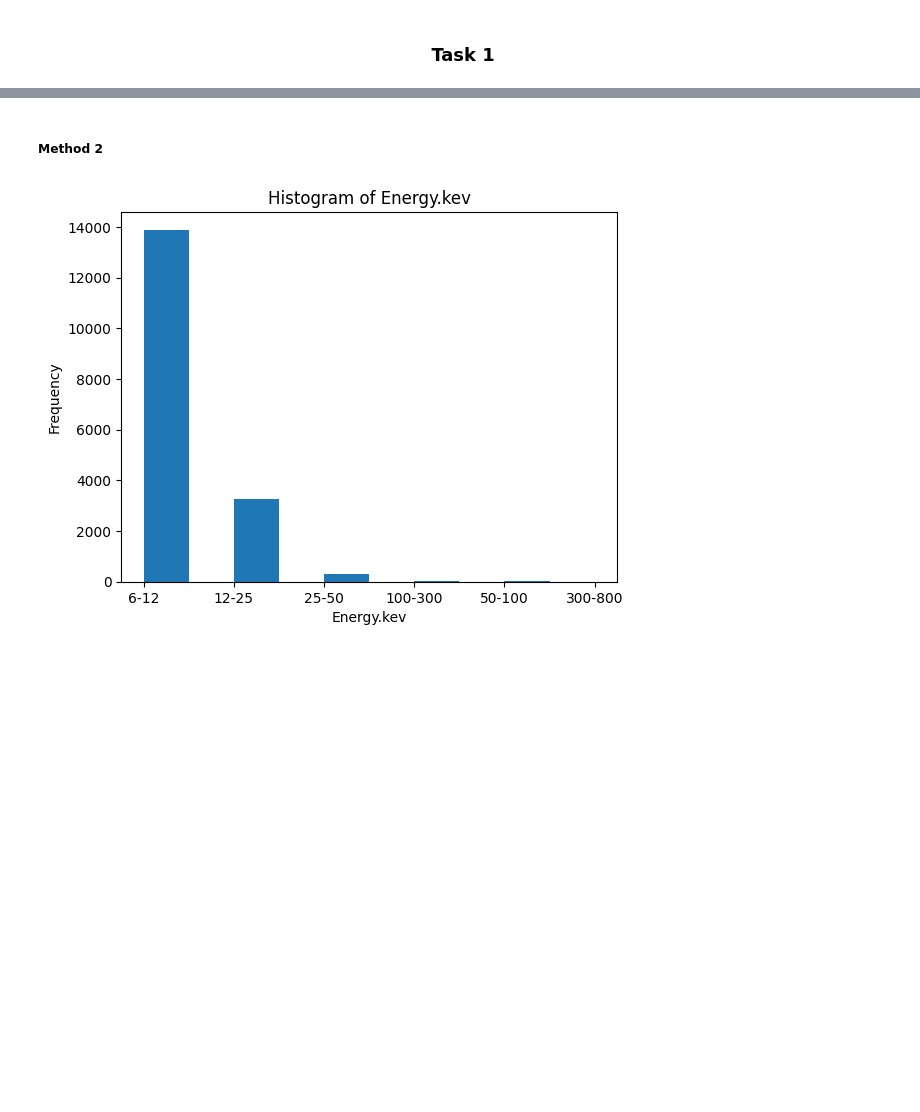
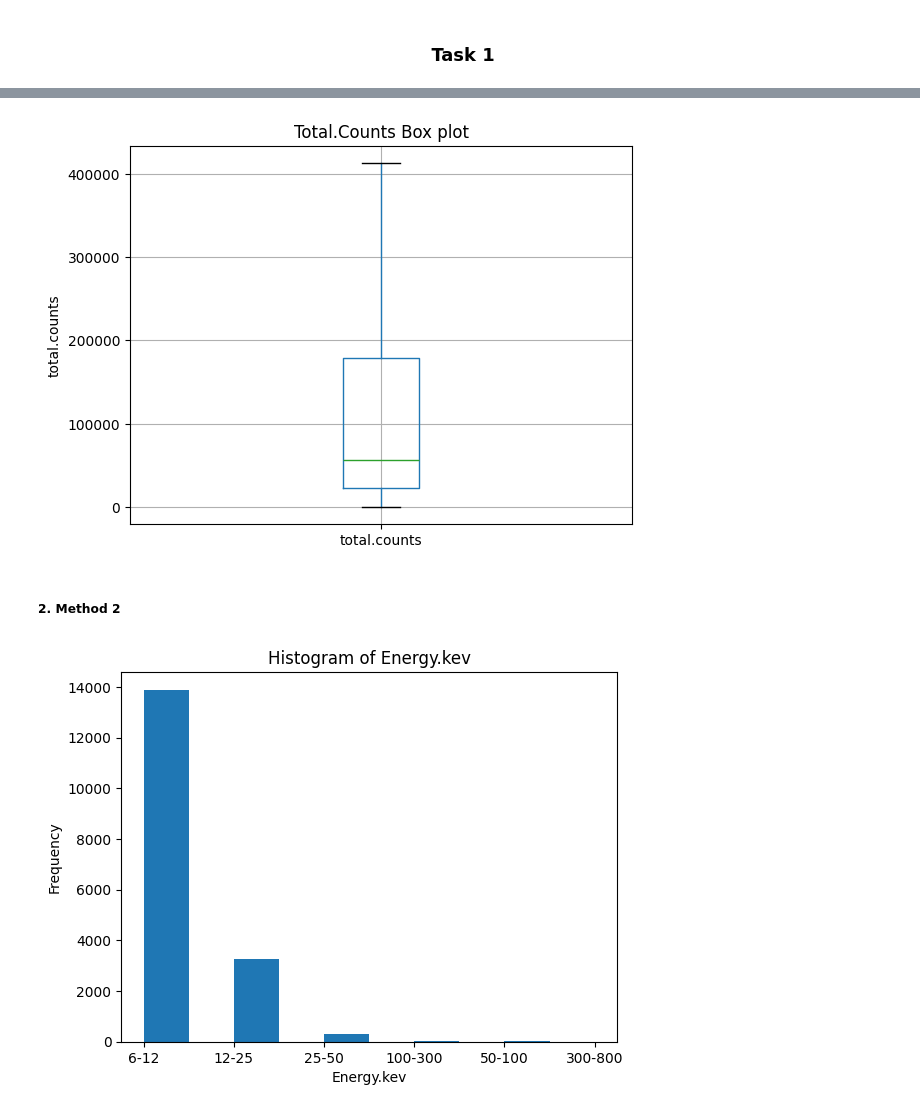
Before and after one commit to stphl/COSC3337-SolarFlaresProject, a Jupyter notebook: #2_Group_Group_Project.ipynb, the cells around one changed output, grey strips where cells are left out. Cells and saved outputs as stored; diff of their text form; code cells hidden in the pictures; blank space fills up the shorter version.

```diff
--- a/#2_Group_Group_Project.ipynb
+++ b/#2_Group_Group_Project.ipynb
@@ -79,5 +27,15 @@ plt.show()
+# %%
+# Create a boxplot total counts df_1to4 without outliers
+plt.figure()
+df.boxplot(column='total.counts', showfliers=False)
+plt.ylabel('total.counts')
+plt.title('Total.Counts Box plot')
+plt.tight_layout(pad=2.0)
+plt.show()
+# %% [output]
+[figure, added]
 # %% [markdown]
-##### Method 2
+##### 2. Method 2
 # %%
 import matplotlib.pyplot as plt
 import pandas as pd
```
Also changed, not shown: parts of 7 cells of this notebook.
